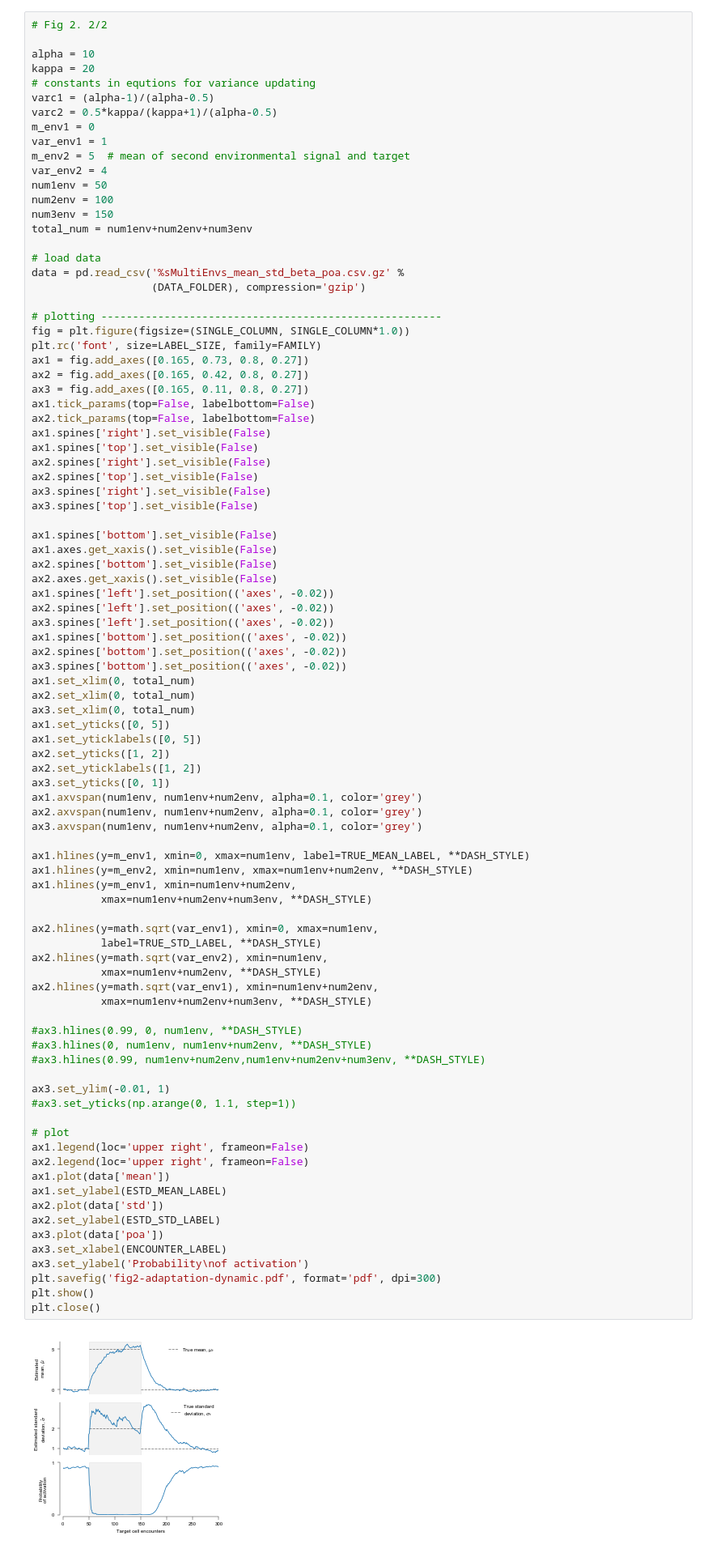
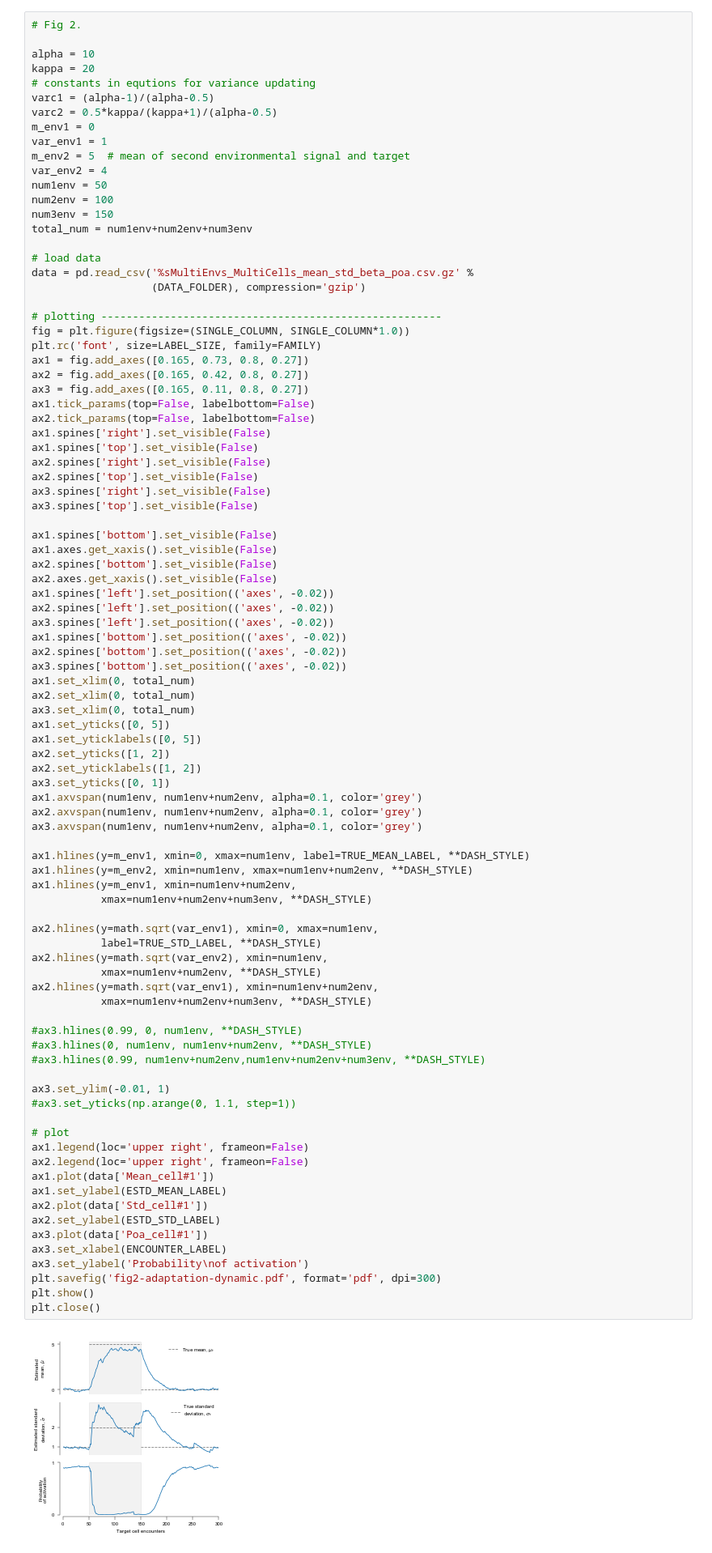
Before and after one commit to ywqin/paper-innate-immune-adaptation, a Jupyter notebook: figures.ipynb, the cells around one changed output. Shown: that part at 81% size. Drawn from its saved outputs; the diff is of its cells as text.

```diff
--- a/figures.ipynb
+++ b/figures.ipynb
@@ -479,5 +372,5 @@ Fig 2 data done
 # %%
-# Fig 2. 2/2
+# Fig 2.
 
 alpha = 10
 kappa = 20
@@ -494,7 +387,7 @@ num3env = 150
 total_num = num1env+num2env+num3env
 
 # load data
-data = pd.read_csv('%sMultiEnvs_mean_std_beta_poa.csv.gz' %
+data = pd.read_csv('%sMultiEnvs_MultiCells_mean_std_beta_poa.csv.gz' %
                    (DATA_FOLDER), compression='gzip')
 
 # plotting ------------------------------------------------------
@@ -537,36 +430,36 @@ ax3.axvspan(num1env, num1env+num2env, alpha=0.1, color='grey')
 ax1.hlines(y=m_env1, xmin=0, xmax=num1env, label=TRUE_MEAN_LABEL, **DASH_STYLE)
 ax1.hlines(y=m_env2, xmin=num1env, xmax=num1env+num2env, **DASH_STYLE)
 ax1.hlines(y=m_env1, xmin=num1env+num2env,
            xmax=num1env+num2env+num3env, **DASH_STYLE)
 
 ax2.hlines(y=math.sqrt(var_env1), xmin=0, xmax=num1env,
            label=TRUE_STD_LABEL, **DASH_STYLE)
 ax2.hlines(y=math.sqrt(var_env2), xmin=num1env,
            xmax=num1env+num2env, **DASH_STYLE)
 ax2.hlines(y=math.sqrt(var_env1), xmin=num1env+num2env,
            xmax=num1env+num2env+num3env, **DASH_STYLE)
 
 #ax3.hlines(0.99, 0, num1env, **DASH_STYLE)
 #ax3.hlines(0, num1env, num1env+num2env, **DASH_STYLE)
 #ax3.hlines(0.99, num1env+num2env,num1env+num2env+num3env, **DASH_STYLE)
 
 ax3.set_ylim(-0.01, 1)
 #ax3.set_yticks(np.arange(0, 1.1, step=1))
 
 # plot
 ax1.legend(loc='upper right', frameon=False)
 ax2.legend(loc='upper right', frameon=False)
-ax1.plot(data['mean'])
+ax1.plot(data['Mean_cell#1'])
 ax1.set_ylabel(ESTD_MEAN_LABEL)
-ax2.plot(data['std'])
+ax2.plot(data['Std_cell#1'])
 ax2.set_ylabel(ESTD_STD_LABEL)
-ax3.plot(data['poa'])
+ax3.plot(data['Poa_cell#1'])
 ax3.set_xlabel(ENCOUNTER_LABEL)
 ax3.set_ylabel('Probability\nof activation')
 plt.savefig('fig2-adaptation-dynamic.pdf', format='pdf', dpi=300)
 plt.show()
 plt.close()
 # %% [output]
-[figure, old version]
+[figure, new version]
 # %% [markdown]
 # Figure 3. Finite memory of past interactions with target cells results in heterogeneous immune cell behaviors
```
Also changed, not shown: parts of 31 cells of this notebook.
